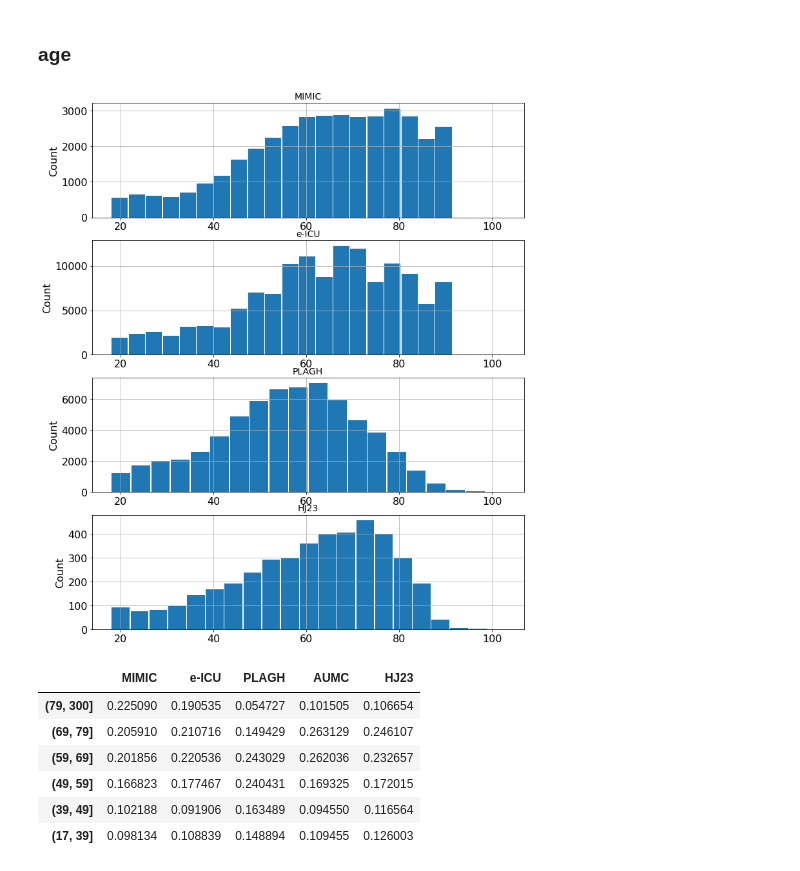
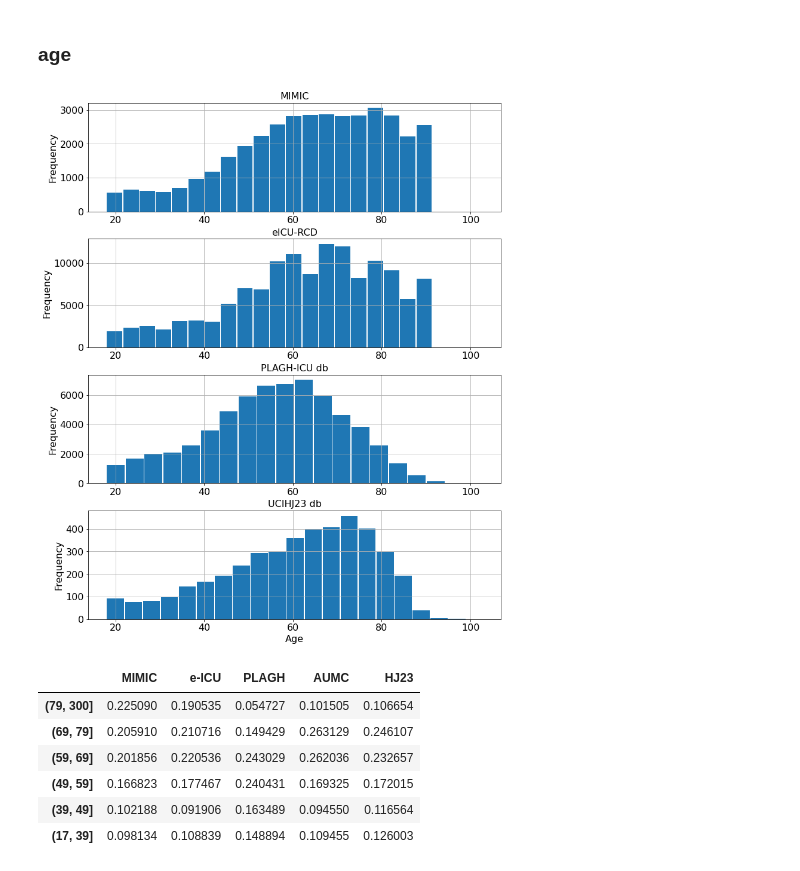
Before and after one commit to xhr0506/ICU-labtest, a Jupyter notebook: notebooks/07-lab_results_selected_detailed.ipynb, the cells around one changed output. Saved outputs shown, nothing was run; the diff lists cells and outputs as text; code cells hidden in the pictures.

Commit message:
Update database names
e-ICU -> eICU-RCD
PLAGH -> PLAGH-ICU db
HJ23 -> UCIHJ23 db
AUMC -> AUMCdb

```diff
--- a/notebooks/07-lab_results_selected_detailed.ipynb
+++ b/notebooks/07-lab_results_selected_detailed.ipynb
@@ -59,29 +65,32 @@ lab_ranges = {'ALBUMIN':[3.5, 5.5],
 # %%
 #mimic
 plt.figure(figsize=(12,15))
 ax1=plt.subplot(411)
 data_mimic['age'].hist(bins=20,rwidth=0.95)
-plt.ylabel('Count')
-plt.title('MIMIC',fontsize=14)
+plt.ylabel('Frequency')
+plt.title('MIMIC',fontsize=16)
 #e-ICU
 ax2=plt.subplot(412, sharex = ax1)
 data_eicu['age'].hist(bins=20,rwidth=0.95)
-plt.ylabel('Count')
-plt.title('e-ICU',fontsize=14)
+plt.ylabel('Frequency')
+plt.title('eICU-RCD',fontsize=16)
 #PLAGH
 ax3=plt.subplot(413, sharex = ax1)
 data_plagh['age'].hist(bins=20,rwidth=0.95)
-plt.ylabel('Count')
-plt.title('PLAGH',fontsize=14)
+plt.ylabel('Frequency')
+plt.title('PLAGH-ICU db',fontsize=16)
 #HJ23
 ax4=plt.subplot(414, sharex = ax1)
 data_HJ23['age'].hist(bins=20,rwidth=0.95)
-plt.ylabel('Count')
-plt.title('HJ23',fontsize=14)
+plt.ylabel('Frequency')
+plt.xlabel('Age')
+plt.title('UCIHJ23 db',fontsize=16)
 
+
+plt.subplots_adjust(left=0.1, right=0.9, top=0.9, bottom=0.1,hspace=0.25)
 plt.savefig('../figures/database description/age_distribution.png', dpi=300)
 # %% [output]
-[figure, old version]
+[figure, new version]
 # %%
 age_group_df=pd.DataFrame()
 age_group_df['MIMIC']=data_mimic['age_group'].value_counts()/np.sum(data_mimic['age_group'].notnull())
```
Also changed, not shown: parts of 9 cells of this notebook, 52 other files.
